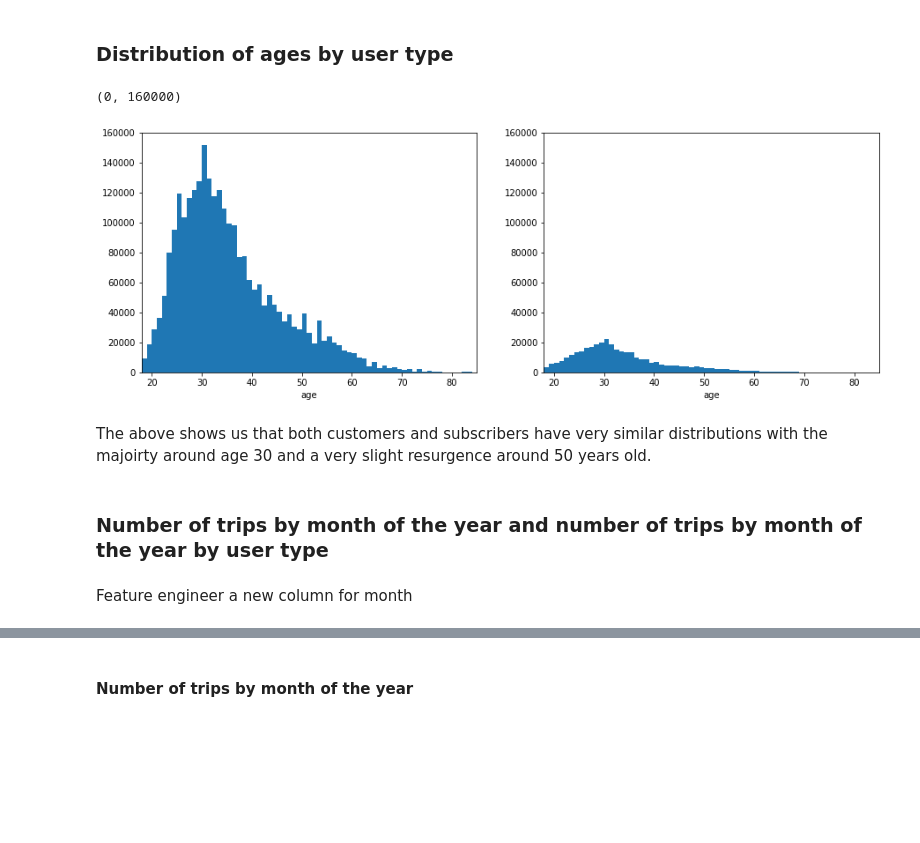
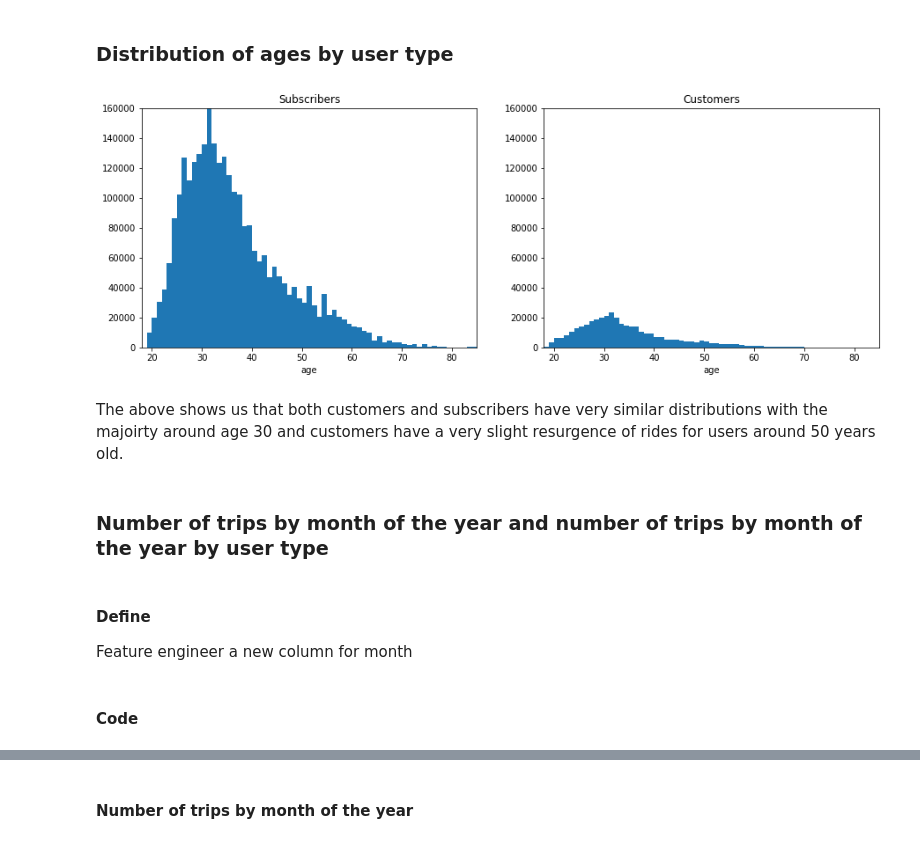
Before and after one commit to mga321/ford_gobike, a Jupyter notebook: ford-go-bike-exploratory-analysis.ipynb, the cells around one changed output, grey strips where cells are left out. Drawn from its saved outputs; the diff is of its cells as text; code cells hidden in the pictures; blank space fills up the shorter version.

```diff
--- a/ford-go-bike-exploratory-analysis.ipynb
+++ b/ford-go-bike-exploratory-analysis.ipynb
@@ -418,29 +437,33 @@ Let's take a look at the distributions of ages for each user type to see if we c
 # %%
 plt.figure(figsize = [15, 5]) # larger figure size for subplots
 
-# example of somewhat too-large bin size
+# Subscriber plot
 plt.subplot(1, 2, 1) # 1 row, 2 cols, subplot 1
 bin_edges = np.arange(0, df['age'].max()+1, 1)
 sns.distplot(df_subscriber['age'], bins = bin_edges, kde = False,
             hist_kws = {'alpha' : 1})
-plt.xlim((18,85))
-plt.ylim((0,160000))
+plt.title('Subscribers')
+plt.xlim((18,85));
+plt.ylim((0,160000));
 
-# example of somewhat too-small bin size
+# Customer plot
 plt.subplot(1, 2, 2) # 1 row, 2 cols, subplot 2
 bin_edges = np.arange(0, df['age'].max()+1, 1)
 sns.distplot(df_customer['age'], bins = bin_edges, kde = False,
             hist_kws = {'alpha' : 1})
-plt.xlim((18,85))
-plt.ylim((0,160000))
+plt.title('Customers')
+plt.xlim((18,85));
+plt.ylim((0,160000));
 # %% [output]
-(0, 160000)
-[figure, old version]
+[figure, new version]
 # %% [markdown]
-The above shows us that both customers and subscribers have very similar distributions with the majoirty around age 30 and a very slight resurgence around 50 years old.
+The above shows us that both customers and subscribers have very similar distributions with the majoirty around age 30 and customers have a very slight resurgence of rides for users around 50 years old.
 # %% [markdown]
 ### Number of trips by month of the year and number of trips by month of the year by user type
 # %% [markdown]
+#### Define
 Feature engineer a new column for month
+# %% [markdown]
+#### Code
 # %%
 df['month_of_year'] = df['start_time'].dt.month
```
Also changed, not shown: parts of 45 cells of this notebook.
